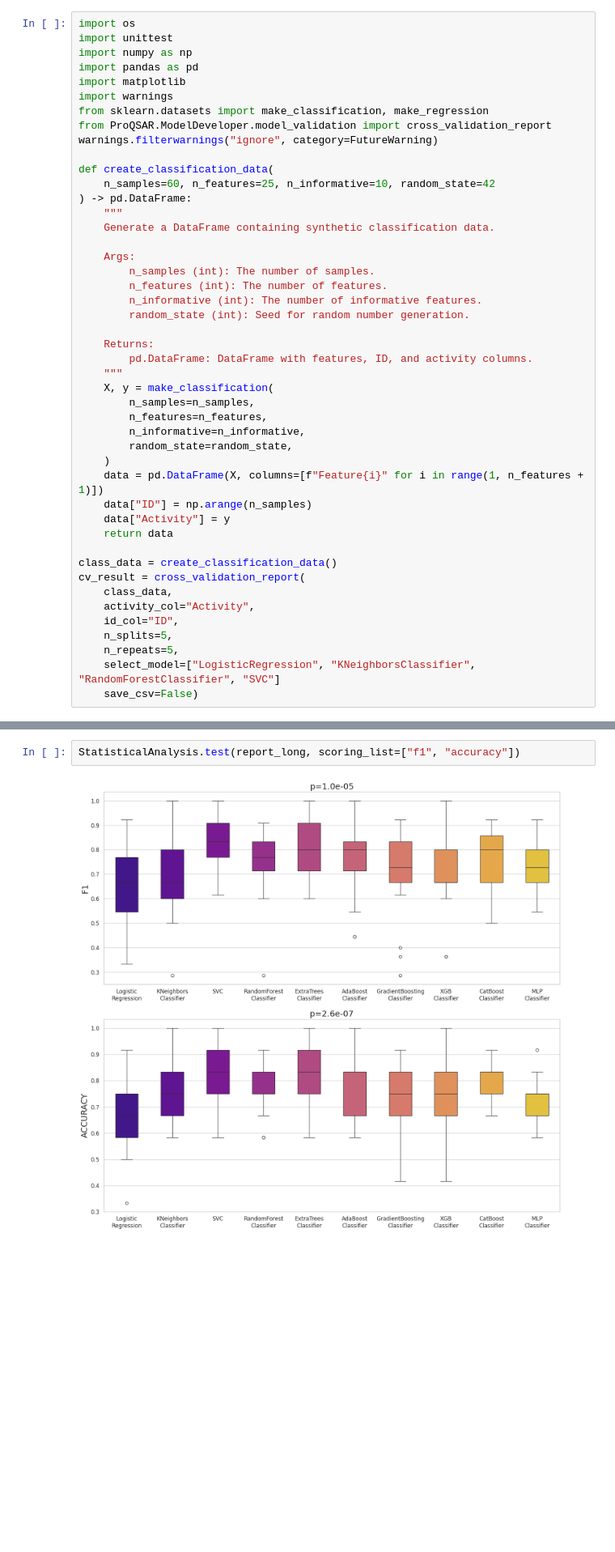
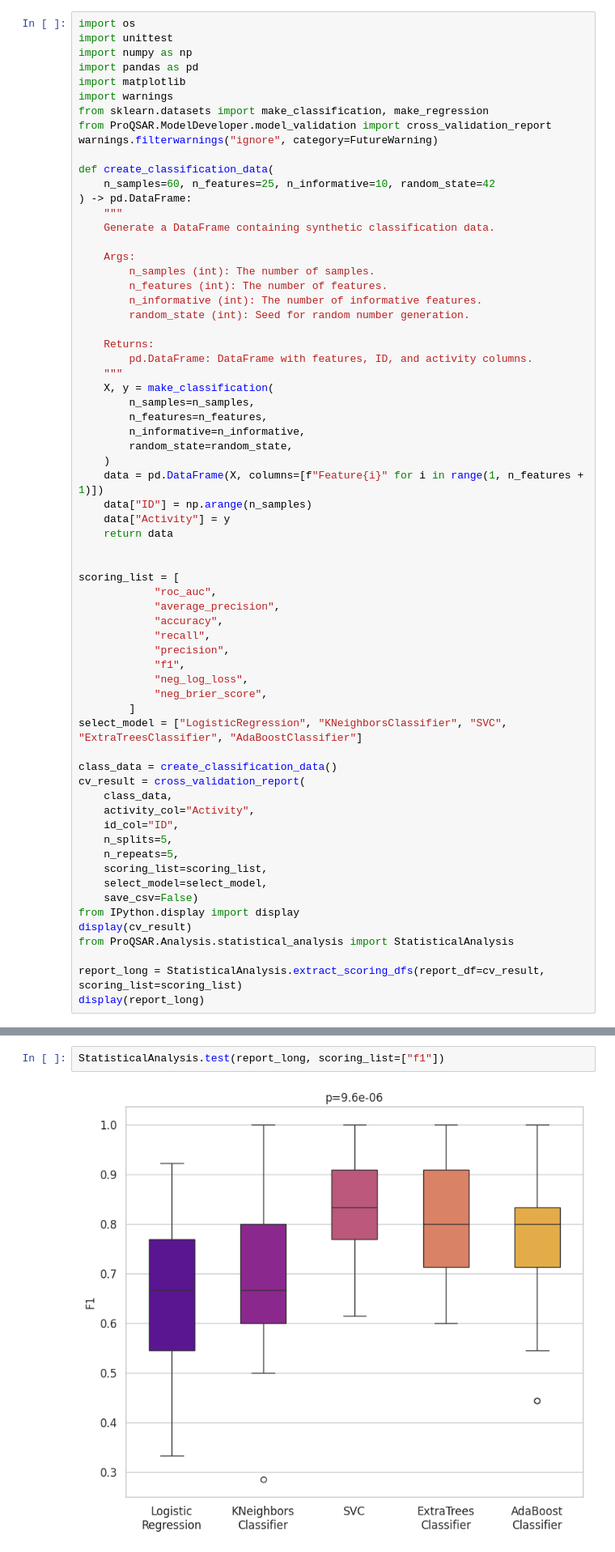
Before and after one commit to Medicine-Artificial-Intelligence/ProQSAR, a Jupyter notebook: check_code.ipynb, the cells around one changed output, grey strips where cells are left out. Shown: that part at 81% size. Drawn from its saved outputs; the diff is of its cells as text; blank space fills up the shorter version.

```diff
--- a/check_code.ipynb
+++ b/check_code.ipynb
@@ -35,6 +35,19 @@ def create_classification_data(
     data["Activity"] = y
     return data
 
+
+scoring_list = [
+            "roc_auc",
+            "average_precision",
+            "accuracy",
+            "recall",
+            "precision",
+            "f1",
+            "neg_log_loss",
+            "neg_brier_score",
+        ]
+select_model = ["LogisticRegression", "KNeighborsClassifier", "SVC", "ExtraTreesClassifier", "AdaBoostClassifier"]
+
 class_data = create_classification_data()
 cv_result = cross_validation_report(
     class_data,
@@ -42,5 +55,12 @@ cv_result = cross_validation_report(
     id_col="ID",
     n_splits=5,
     n_repeats=5,
-    select_model=["LogisticRegression", "KNeighborsClassifier", "RandomForestClassifier", "SVC"]
+    scoring_list=scoring_list,
+    select_model=select_model,
     save_csv=False)
+from IPython.display import display
+display(cv_result)
+from ProQSAR.Analysis.statistical_analysis import StatisticalAnalysis
+
+report_long = StatisticalAnalysis.extract_scoring_dfs(report_df=cv_result, scoring_list=scoring_list)
+display(report_long)
@@ -128,7 +103,7 @@ normal_report = StatisticalAnalysis.check_normality(report_long, scoring_list=sc
 # %%
-StatisticalAnalysis.test(report_long, scoring_list=["f1", "accuracy"])
+StatisticalAnalysis.test(report_long, scoring_list=["f1"])
 # %% [output]
-[figure, old version]
+[figure, new version]
 # %%
 StatisticalAnalysis.test(report_long)
 # %% [output]
```
Also changed, not shown: parts of 17 cells of this notebook, 3 other files.
